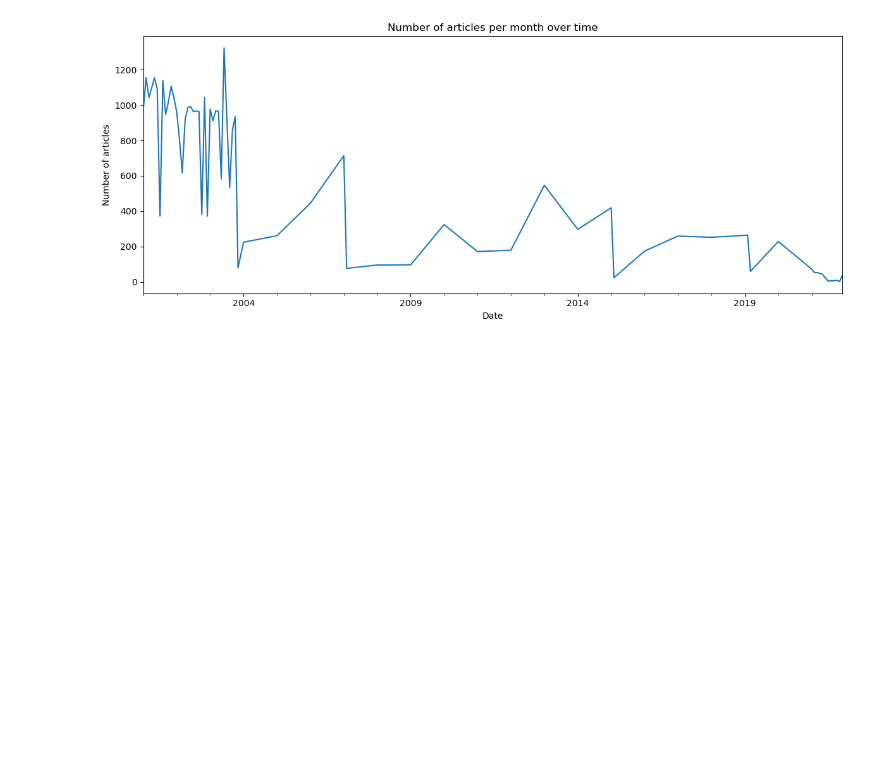
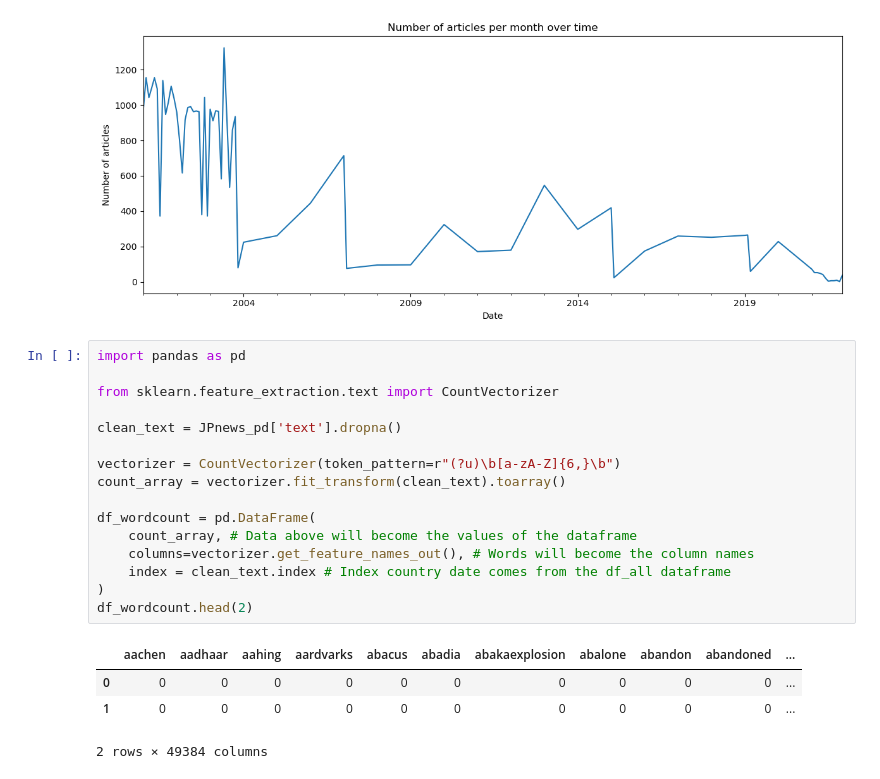
Before and after one commit to ninaudagawa/Media-Politics, a Jupyter notebook: project/notebooks/Cyrus attempt.ipynb, the cells around one changed output. Drawn from its saved outputs; the diff is of its cells as text; blank space fills up the shorter version.

```diff
--- a/project/notebooks/Cyrus attempt.ipynb
+++ b/project/notebooks/Cyrus attempt.ipynb
@@ -90,3 +90,24 @@ plt.ylabel ('Number of articles')
 plt.tight_layout()
 # %% [output]
 [figure]
+# %%
+import pandas as pd
+
+from sklearn.feature_extraction.text import CountVectorizer
+
+clean_text = JPnews_pd['text'].dropna()
+
+vectorizer = CountVectorizer(token_pattern=r"(?u)\b[a-zA-Z]{6,}\b")
+count_array = vectorizer.fit_transform(clean_text).toarray()
+
+df_wordcount = pd.DataFrame(
+    count_array, # Data above will become the values of the dataframe
+    columns=vectorizer.get_feature_names_out(), # Words will become the column names
+    index = clean_text.index # Index country date comes from the df_all dataframe
+)
+df_wordcount.head(2)
+# %% [output]
+|  | aachen | aadhaar | aahing | aardvarks | abacus | abadia | abakaexplosion | abalone | abandon | abandoned | ... |
+| 0 | 0 | 0 | 0 | 0 | 0 | 0 | 0 | 0 | 0 | 0 | ... |
+| 1 | 0 | 0 | 0 | 0 | 0 | 0 | 0 | 0 | 0 | 0 | ... |
+2 rows × 49384 columns
```
Also changed, not shown: parts of 3 cells of this notebook.
